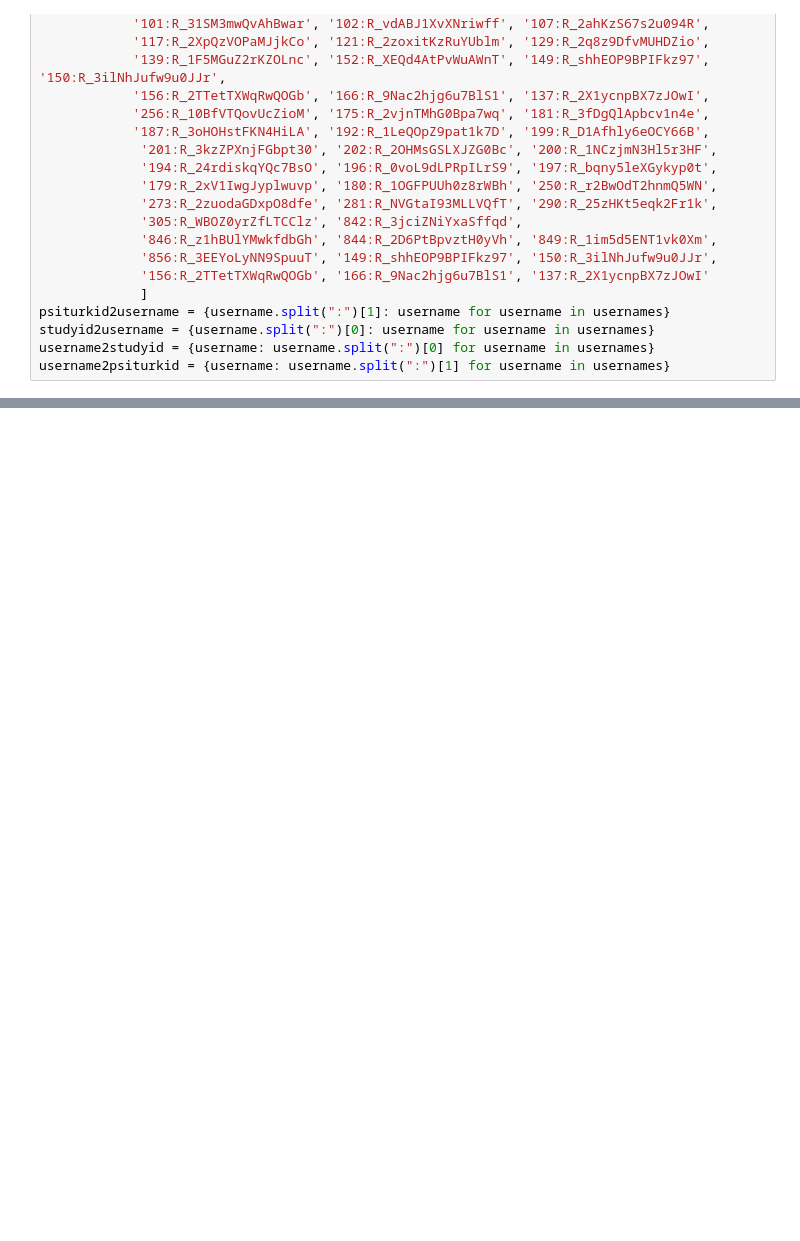
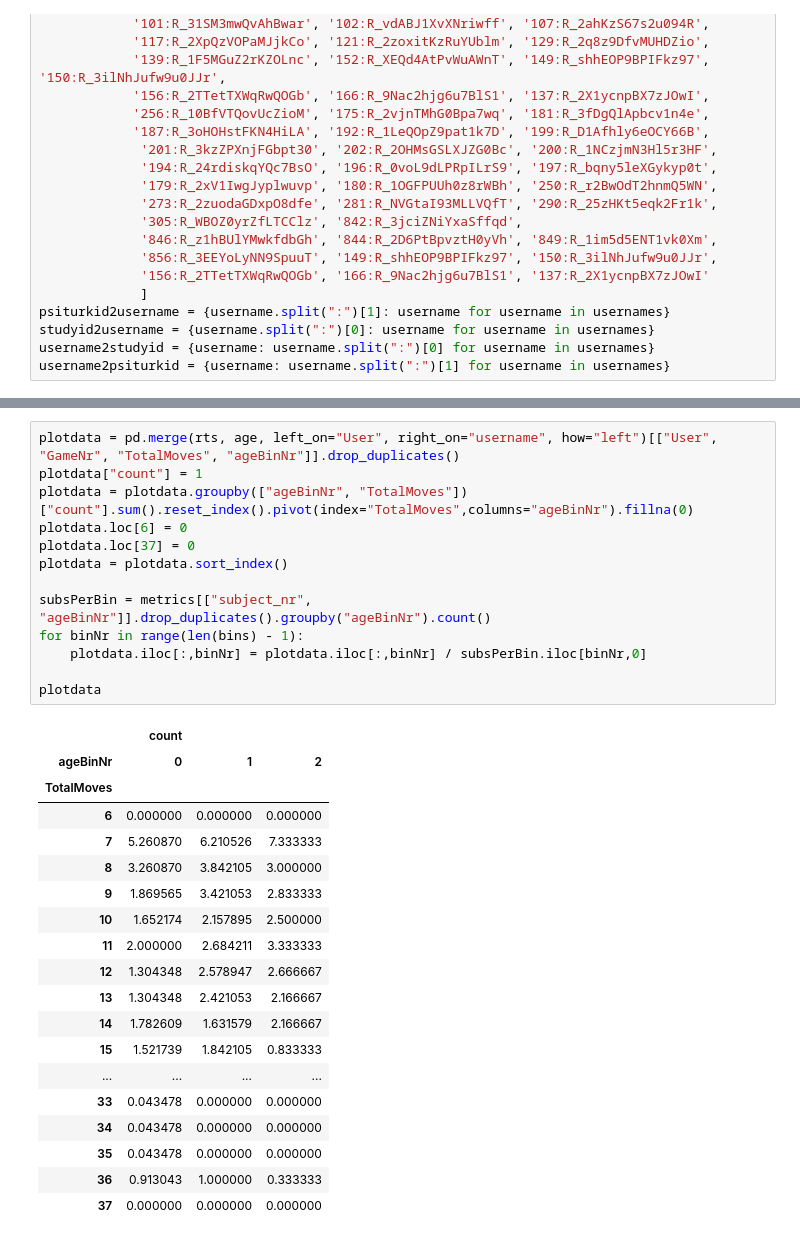
Before and after one commit to sinabolouki/fourinarow_analyses, a Jupyter notebook: Analysis notebooks/new/Age Plots.ipynb, the cells around one changed output, grey strips where cells are left out. Drawn from its saved outputs; the diff is of its cells as text; blank space fills up the shorter version.

```diff
--- a/Analysis notebooks/new/Age Plots.ipynb
+++ b/Analysis notebooks/new/Age Plots.ipynb
@@ -167,0 +180,33 @@ set_labels(ax, "Game duration (s)").tick_params("x", labelrotation=0)
+# %%
+plotdata = pd.merge(rts, age, left_on="User", right_on="username", how="left")[["User", "GameNr", "TotalMoves", "ageBinNr"]].drop_duplicates()
+plotdata["count"] = 1
+plotdata = plotdata.groupby(["ageBinNr", "TotalMoves"])["count"].sum().reset_index().pivot(index="TotalMoves",columns="ageBinNr").fillna(0)
+plotdata.loc[6] = 0
+plotdata.loc[37] = 0
+plotdata = plotdata.sort_index()
+
+subsPerBin = metrics[["subject_nr", "ageBinNr"]].drop_duplicates().groupby("ageBinNr").count()
+for binNr in range(len(bins) - 1):
+    plotdata.iloc[:,binNr] = plotdata.iloc[:,binNr] / subsPerBin.iloc[binNr,0]
+
+plotdata
+# %% [output]
+|  | count |  |  |
+| ageBinNr | 0 | 1 | 2 |
+| TotalMoves |  |  |  |
+| 6 | 0.000000 | 0.000000 | 0.000000 |
+| 7 | 5.260870 | 6.210526 | 7.333333 |
+| 8 | 3.260870 | 3.842105 | 3.000000 |
+| 9 | 1.869565 | 3.421053 | 2.833333 |
+| 10 | 1.652174 | 2.157895 | 2.500000 |
+| 11 | 2.000000 | 2.684211 | 3.333333 |
+| 12 | 1.304348 | 2.578947 | 2.666667 |
+| 13 | 1.304348 | 2.421053 | 2.166667 |
+| 14 | 1.782609 | 1.631579 | 2.166667 |
+| 15 | 1.521739 | 1.842105 | 0.833333 |
+| ... | ... | ... | ... |
+| 33 | 0.043478 | 0.000000 | 0.000000 |
+| 34 | 0.043478 | 0.000000 | 0.000000 |
+| 35 | 0.043478 | 0.000000 | 0.000000 |
+| 36 | 0.913043 | 1.000000 | 0.333333 |
+| 37 | 0.000000 | 0.000000 | 0.000000 |
```
Also changed, not shown: parts of 9 cells of this notebook, 3 other files.
